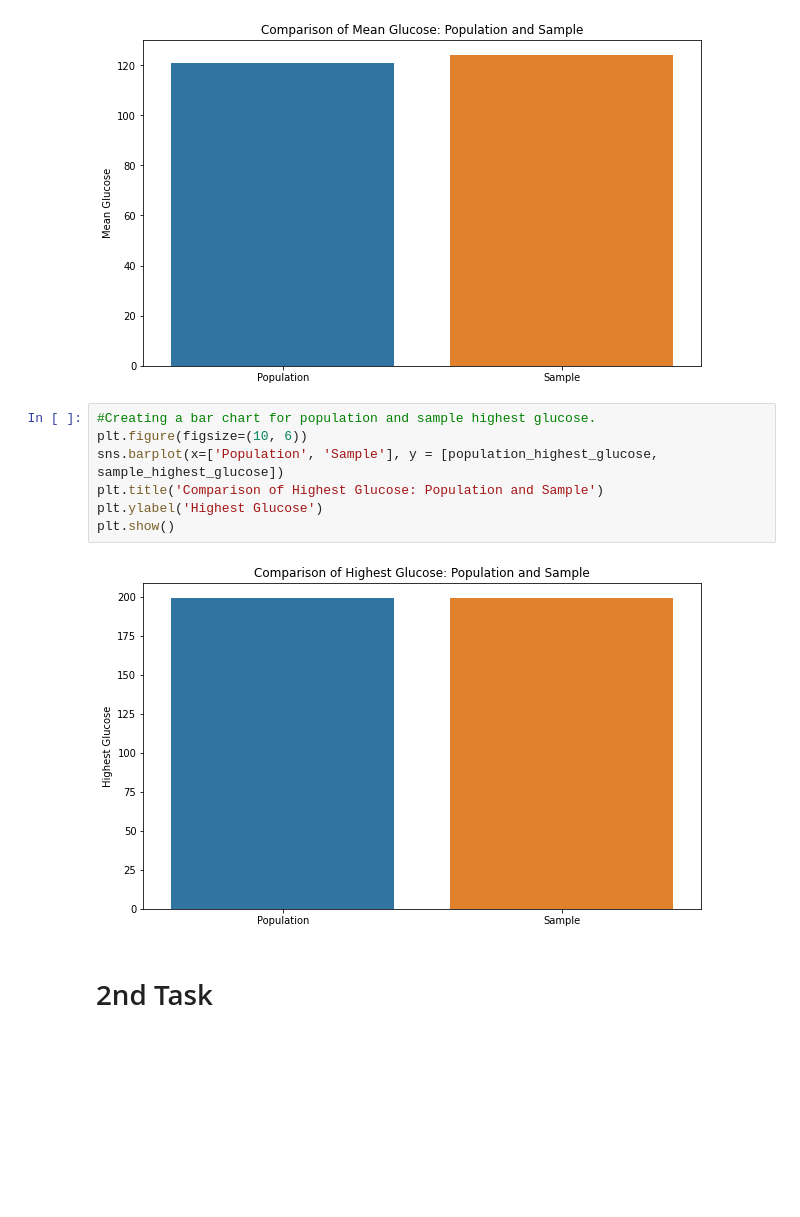
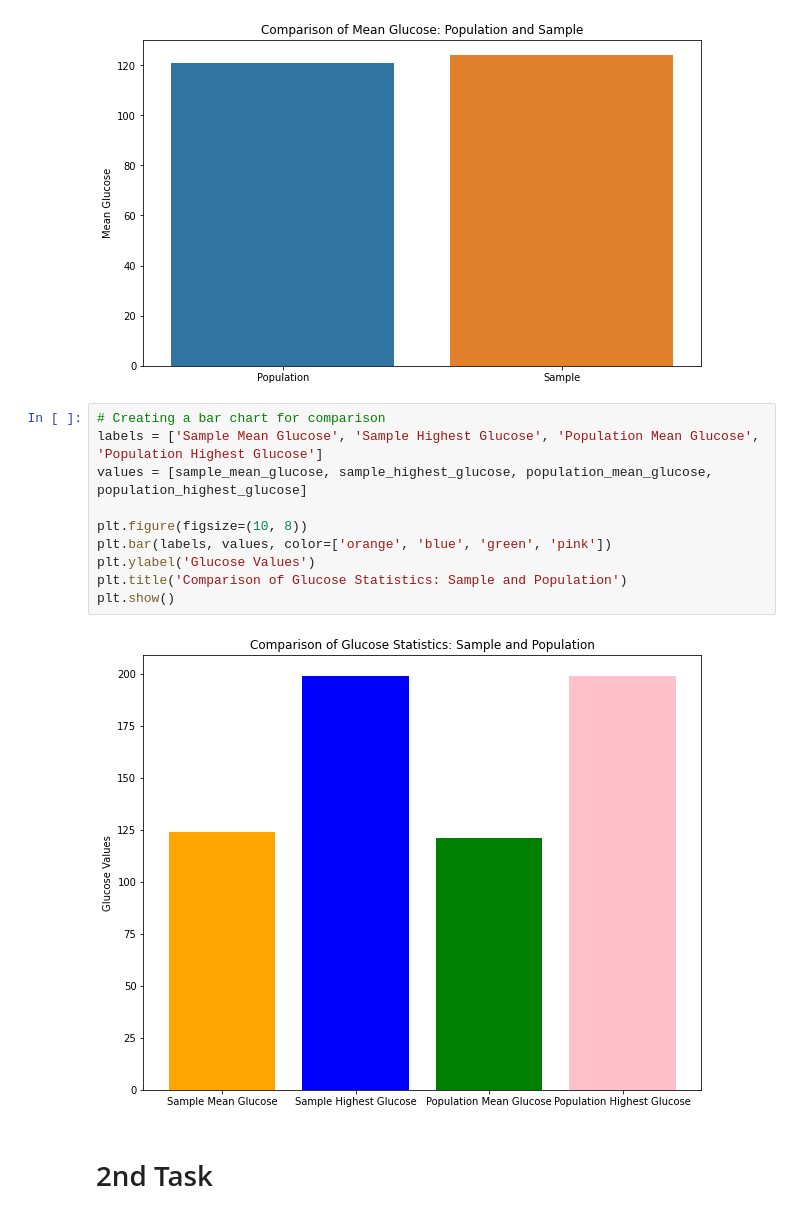
Before and after one commit to chandanareddy039/PDS_Assignment-3, a Jupyter notebook: Assignment3.ipynb, the cells around one changed output. Saved outputs shown, nothing was run; the diff lists cells and outputs as text; blank space fills up the shorter version.

```diff
--- a/Assignment3.ipynb
+++ b/Assignment3.ipynb
@@ -55,15 +55,18 @@ plt.ylabel('Mean Glucose')
 plt.show()
 # %% [output]
 [figure]
-# %%
-#Creating a bar chart for population and sample highest glucose.
-plt.figure(figsize=(10, 6))
-sns.barplot(x=['Population', 'Sample'], y = [population_highest_glucose, sample_highest_glucose])
-plt.title('Comparison of Highest Glucose: Population and Sample')
-plt.ylabel('Highest Glucose')
-plt.show()
-# %% [output]
-[figure, removed]
+# %%
+# Creating a bar chart for comparison
+labels = ['Sample Mean Glucose', 'Sample Highest Glucose', 'Population Mean Glucose', 'Population Highest Glucose']
+values = [sample_mean_glucose, sample_highest_glucose, population_mean_glucose, population_highest_glucose]
+
+plt.figure(figsize=(10, 8))
+plt.bar(labels, values, color=['orange', 'blue', 'green', 'pink'])
+plt.ylabel('Glucose Values')
+plt.title('Comparison of Glucose Statistics: Sample and Population')
+plt.show()
+# %% [output]
+[figure, added]
 # %% [markdown]
 # 2nd Task
 # %%
```
Also changed, not shown: parts of 1 cell of this notebook, 7 other files.
